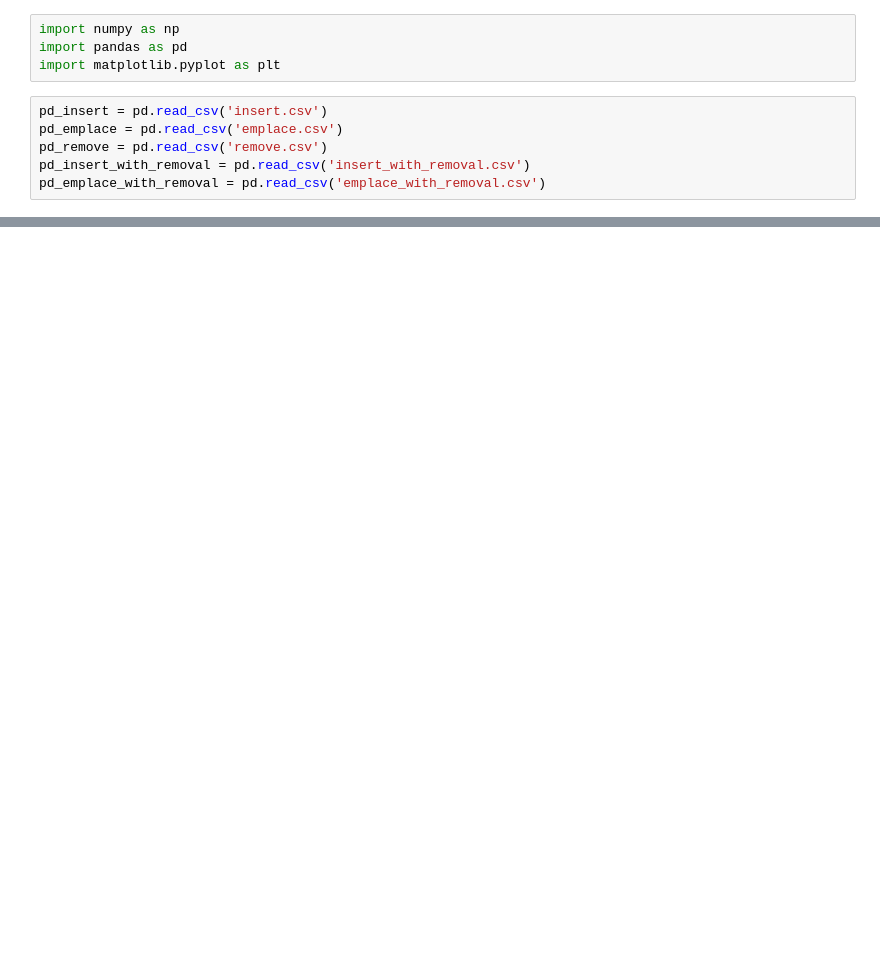
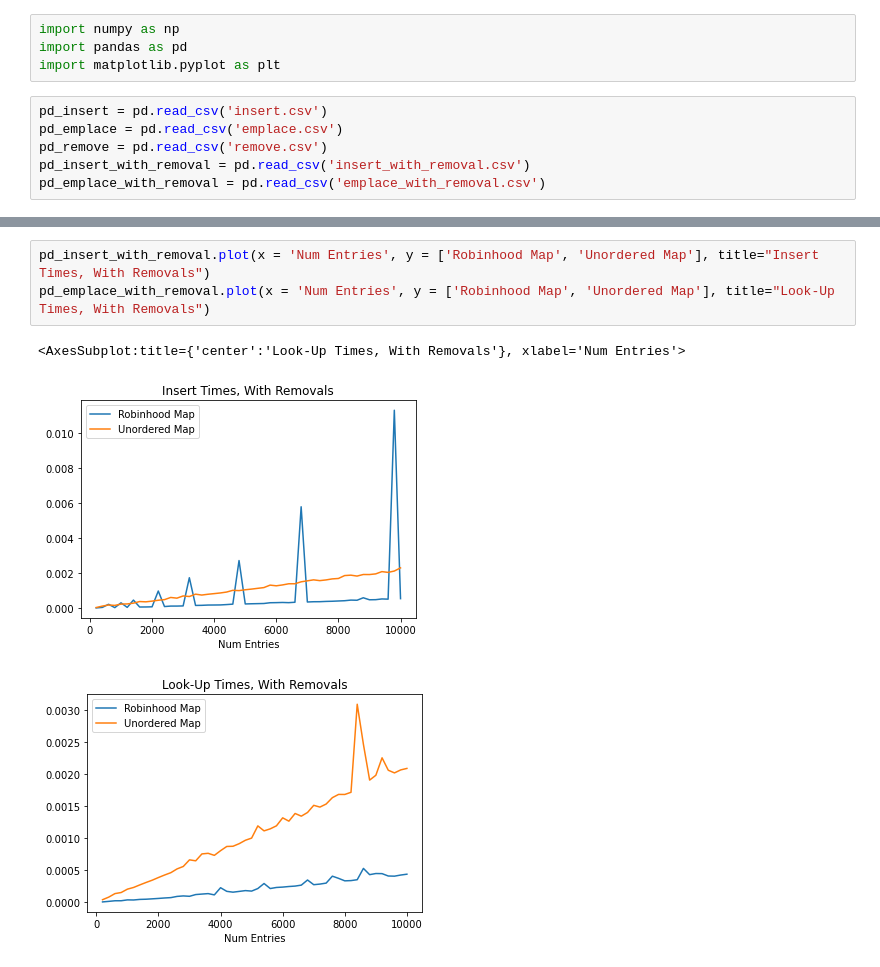
Before and after one commit to andrewqho/HashMap, a Jupyter notebook: src/benchmarks/benchmarks.ipynb, the cells around one changed output, grey strips where cells are left out. Cells and saved outputs as stored; diff of their text form; blank space fills up the shorter version.

```diff
--- a/src/benchmarks/benchmarks.ipynb
+++ b/src/benchmarks/benchmarks.ipynb
@@ -25,0 +24,7 @@ pd_emplace_with_removal.plot(x = 'Num Entries', y = ['Linear Map', 'Robinhood Ma
+# %%
+pd_insert_with_removal.plot(x = 'Num Entries', y = ['Robinhood Map', 'Unordered Map'], title="Insert Times, With Removals")
+pd_emplace_with_removal.plot(x = 'Num Entries', y = ['Robinhood Map', 'Unordered Map'], title="Look-Up Times, With Removals")
+# %% [output]
+<AxesSubplot:title={'center':'Look-Up Times, With Removals'}, xlabel='Num Entries'>
+[figure, added]
+[figure, added]
```
Also changed, not shown: parts of 1 cell of this notebook, 3 other files.
